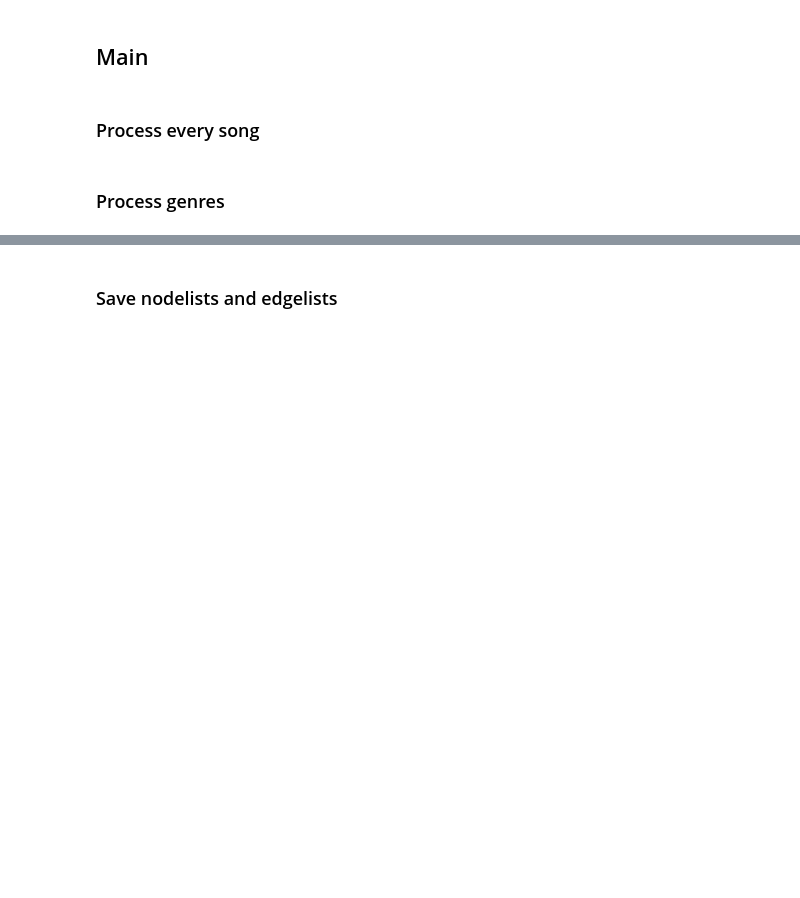
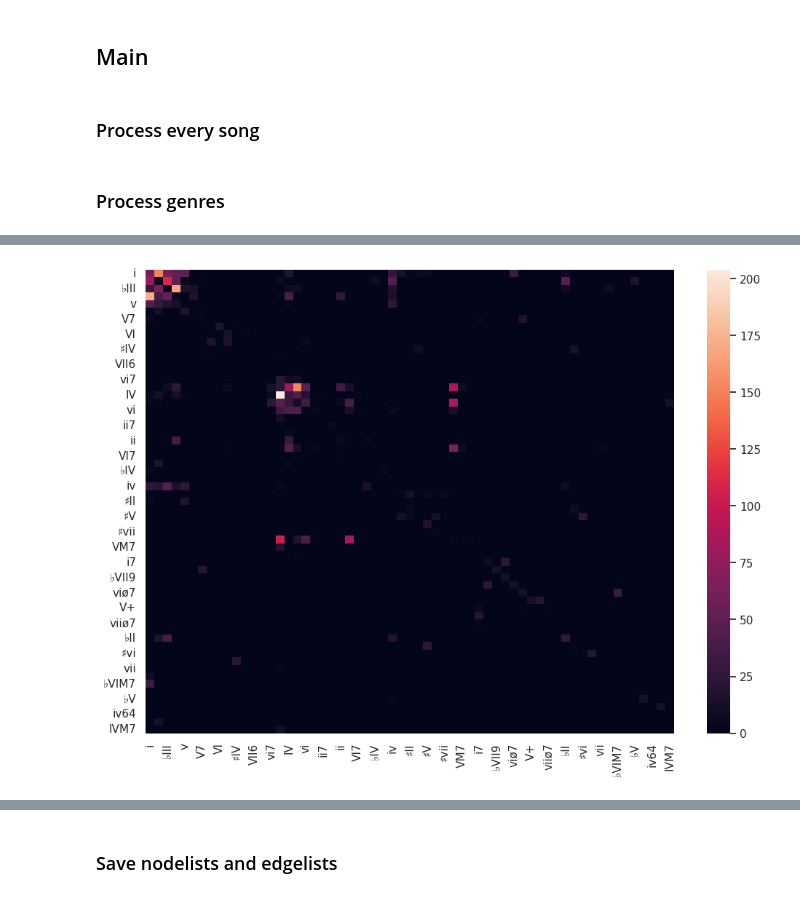
Before and after one commit to amelie106/datascience, a Jupyter notebook: chord_progression/chordparser_genres.ipynb, the cells around one changed output, grey strips where cells are left out. Saved outputs shown, nothing was run; the diff lists cells and outputs as text; code cells hidden in the pictures; blank space fills up the shorter version.

```diff
--- a/chord_progression/chordparser_genres.ipynb
+++ b/chord_progression/chordparser_genres.ipynb
@@ -191,0 +211,4 @@ for genre, df in dataframes.items():
+# %%
+_ = sns.heatmap(coocc['Electronic'])
+# %% [output]
+[figure, added]
```
Also changed, not shown: parts of 16 cells of this notebook, 2 other files.
